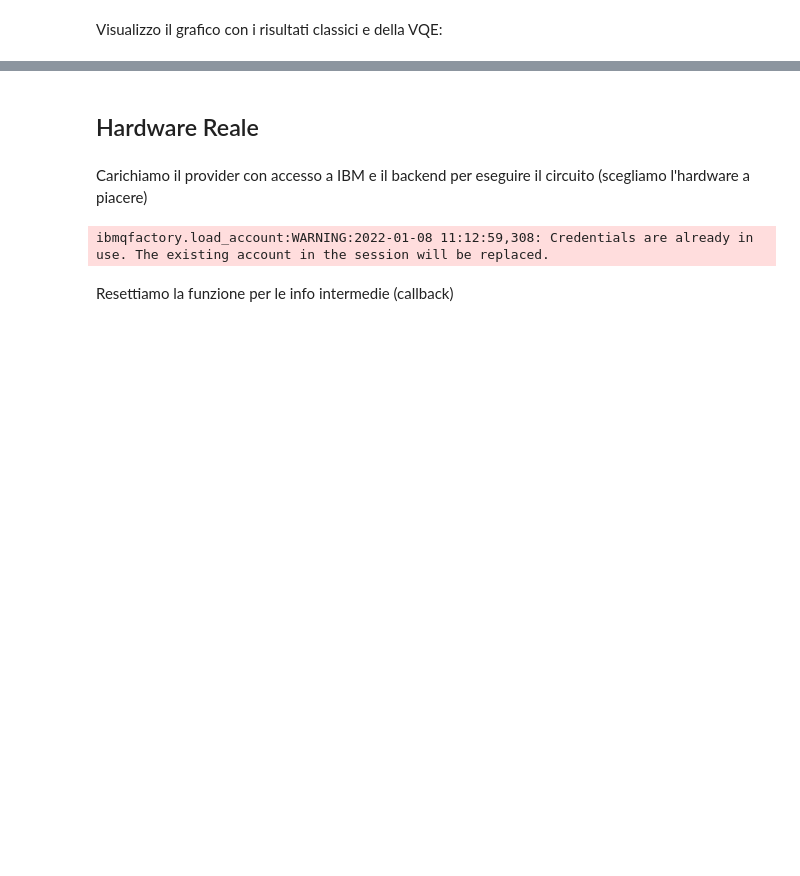
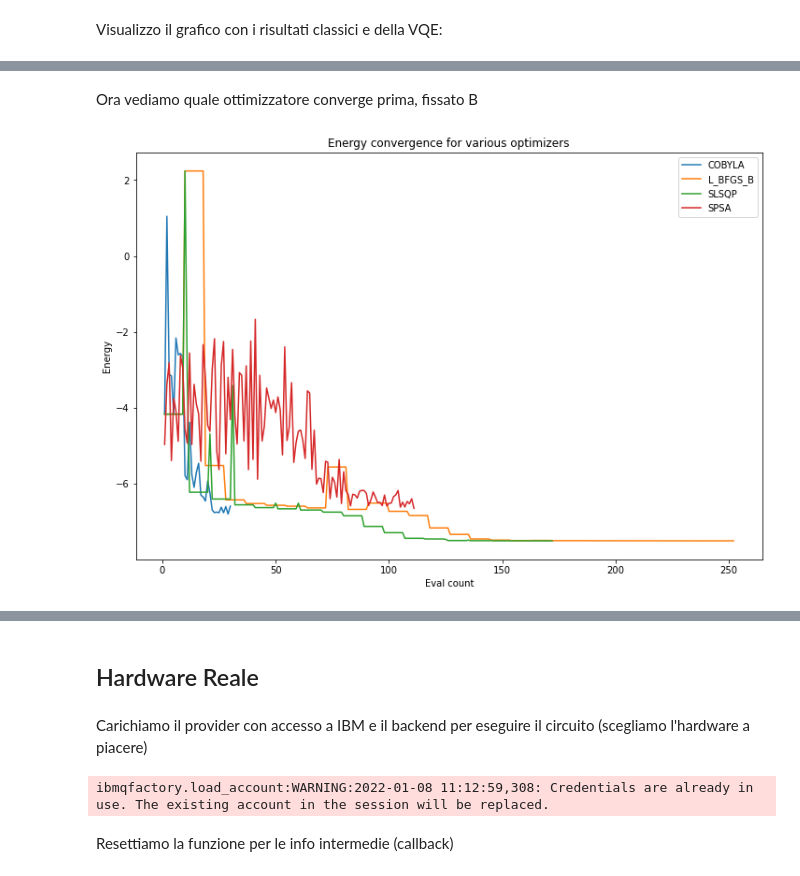
Before and after one commit to DeWitt46/AQM_progettino, a Jupyter notebook: Main-checkpoint.ipynb, the cells around one changed output, grey strips where cells are left out. Drawn from its saved outputs; the diff is of its cells as text; code cells hidden in the pictures; blank space fills up the shorter version.

Commit message:
Aggiunta callback e convergenza ottimizzatori
Cambiata la funzione per trovare il minimo di qH

```diff
--- a/Main-checkpoint.ipynb
+++ b/Main-checkpoint.ipynb
@@ -224,10 +171,0 @@ Costruiamo la funzione per il VQE con ansatz, ottimizzatore, stato iniziale, "qu
-# %%
-from qiskit.providers.basicaer import QasmSimulatorPy  # local simulator
-
-local_vqe = VQE(ansatz=ansatz,
-                optimizer=optimizer,
-                initial_point=initial_point,
-                quantum_instance=QasmSimulatorPy(),
-                callback=callback)
-
-qGSEigE, meanerr = VQE_par_H_diagonalizer(local_vqe,qH)
@@ -254,0 +262,14 @@ plot_tot([cGSEigE, EigE, qGSEigE])
+# %% [markdown]
+Ora vediamo quale ottimizzatore converge prima, fissato B
+# %%
+B_fiss = 0      #Scegli quale passo di B fissare
+# %%
+pylab.rcParams['figure.figsize'] = (12, 8)
+for i, optimizer in enumerate(optimizers):
+    pylab.plot(converge_nfev_qH[B_fiss][i], converge_energy_qH[B_fiss][i], label=type(optimizer).__name__)
+pylab.xlabel('Eval count')
+pylab.ylabel('Energy')
+pylab.title('Energy convergence for various optimizers')
+pylab.legend(loc='upper right');
+# %% [output]
+[figure, added]
```
Also changed, not shown: parts of 44 cells of this notebook.
